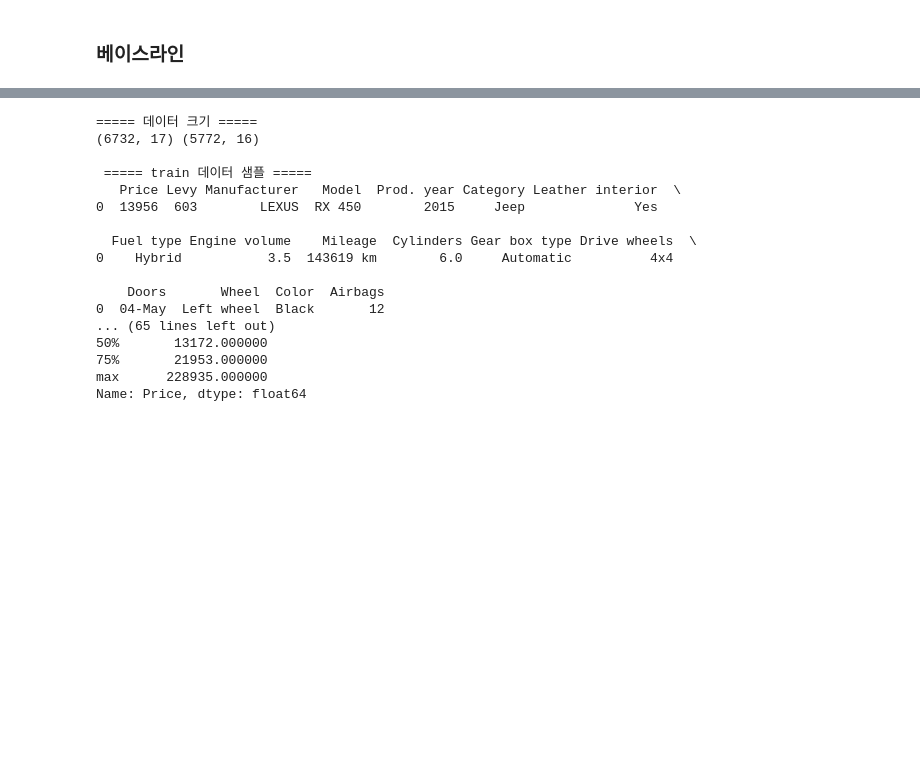
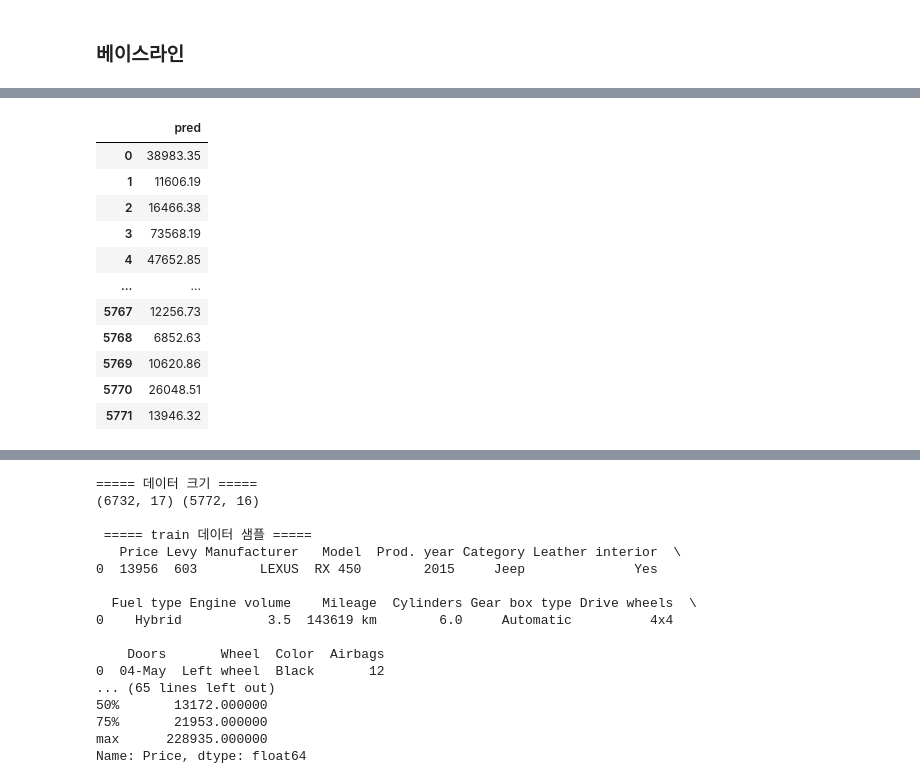
Before and after one commit to ecuirty-kr/1_DataAnalysis, a Jupyter notebook: ch8_ex_regression.ipynb, the cells around one changed output, grey strips where cells are left out. Cells and saved outputs as stored; diff of their text form; code cells hidden in the pictures; blank space fills up the shorter version.

```diff
--- a/ch8_ex_regression.ipynb
+++ b/ch8_ex_regression.ipynb
@@ -371,3 +582,86 @@ r2: 0.8042392429064131
 # Section3
 # %% [markdown]
 ### 베이스라인
+# %%
+## << 중고차 가격 예측 >>  - 대략 가격 예측 문제들은 회귀 문제로 추정됨
+# 1. 문제 정의
+## 예측 컬럼: price
+## pred : 예측값(가격) 1개 컬럼 포함
+## 평가지표 : RMSLE  (NEW!!)
+## 제출 파일 : "result.csv"
+
+# 1. 라이브러리 및 데이터 불러오기
+import pandas as pd
+
+train = pd.read_csv("https://raw.githubusercontent.com/lovedlim/bigdata_analyst_cert/main/part2/ch8/car_train.csv")
+test = pd.read_csv("https://raw.githubusercontent.com/lovedlim/bigdata_analyst_cert/main/part2/ch8/car_test.csv")
+
+## 2. 탐색적 데이터 분석 (EDA) (데이터 크기 / 자료형 /  결측치 수 / 카테고리 일치 여부 / target 기초통계량 )
+# print("\n----------- 데이터 크기 ---------- \n")
+# print(train.shape, test.shape) ## (6732, 17) (5772, 16)
+
+# print("\n----------- 데이터 자료형 ---------- \n")
+# print(train.info(), test.info()) ## int 2 / float 1 / object 12 (train 'Price' : int형 추가)
+
+# print("\n----------- 데이터 결측치 수 ---------- \n")
+# print(train.isnull().sum(), test.isnull().sum()) ## 결측치 없음
+
+# print("\n----------- 카테고리 일치 여부 파악 ---------- \n")
+# cols = train.select_dtypes(include='object').columns
+# for col in cols:
+#   set_train = set(train[col]) ## 반복문에서 set_train 생성 시 set() 함수 사용
+#   set_test = set(test[col]) ## 마찬가지 set() 함수 사용
+#   same = (set_train == set_test)
+
+#   if same:
+#     print(col, "\t 카테고리 동일함")
+#   else:
+#     print(col, "\t 카테고리 동일하지 않음")  ## 거의 다. 외움
+# ## 동일하지 않음 : 'Levy', 'Manufacturer', 'Model', 'Fuel type', 'Engine volume', 'Mileage' 이하 동일
+
+# print("\n----------- target 기초통계 ---------- \n")
+# print(train['Price'].describe())  ## 평균 > 중앙값 - 오른 꼬리 그래프
+
+## 4. 데이터 전처리
+target = train.pop('Price')
+# 원-핫 인코딩 적용시 컬럼 수가 매우 많으므로 1분 내 학습 어려움 > 레이블 인코딩 진행 (각각 비교해보기)
+
+## 레이블 인코딩
+from sklearn.preprocessing import LabelEncoder ## preprocessing의 LabelEncoder 사용
+combined = pd.concat([train, test])  ## train, test 합쳐서 진행 (이후 분리)
+cols = train.select_dtypes(include='object').columns ## (카테고리 파악과 동일하게 object 값으로 cols 저장)
+
+for col in cols:
+  le = LabelEncoder() ## 라벨 인코더는 반복문 내에서 반복 수행시마다 생성
+  combined[col] = le.fit_transform(combined[col]) ## LabelEncoder의 fit_transform() 사용
+
+## 인코딩 진행 후 합친 데이터 분리해야 함 - train 길이 기준으로 분리 > 아까 했던거
+n_train = len(train)
+train = combined[:n_train] ## combined를 분리하는 것임
+test = combined[n_train:] ## combined[col]에 적용을 했으니까
+
+## 5. 검증 데이터 분리
+from sklearn.model_selection import train_test_split
+X_train, X_val, y_train, y_val = train_test_split(train, target, test_size=0.2, random_state=0)
+# print(X_train.shape, X_val.shape, y_train.shape, y_val.shape) ## (5385, 16) (1347, 16) (5385,) (1347,)
+
+## 6. 머신러닝 학습 및 평가
+from sklearn.ensemble import RandomForestRegressor
+rf = RandomForestRegressor(random_state=0)
+rf.fit(X_train, y_train)
+pred = rf.predict(X_val) ## 평가지표 : RMSLE (root_mean - 인가)
+
+### 평가지표 : RMSLE - root_mean_squared_log_error임
+from sklearn.metrics import root_mean_squared_log_error
+rmsle = root_mean_squared_log_error(y_val, pred)
+print("RMSLE : ", rmsle) ## 결과 : 1.1008952910276844
+
+## 예측 수행 및 결과 파일 생성
+pred = rf.predict(test) ## test 데이터로 예측 수행
+submit = pd.DataFrame({'pred':pred})
+submit.to_csv("result.csv", index=False) ## 결과 파일 생성 시 index=False 빼먹지 말기
+
+## 파일 검증
+file = pd.read_csv("result.csv")
+display(file)  ## 검증 완료 - 어깨 결린다....ㅏ......
+# %% [output]
@@ -373,0 +669,12 @@ r2: 0.8042392429064131
+|  | pred |
+| 0 | 38983.35 |
+| 1 | 11606.19 |
+| 2 | 16466.38 |
+| 3 | 73568.19 |
+| 4 | 47652.85 |
+| ... | ... |
+| 5767 | 12256.73 |
+| 5768 | 6852.63 |
+| 5769 | 10620.86 |
+| 5770 | 26048.51 |
+| 5771 | 13946.32 |
```
Also changed, not shown: parts of 4 cells of this notebook.
